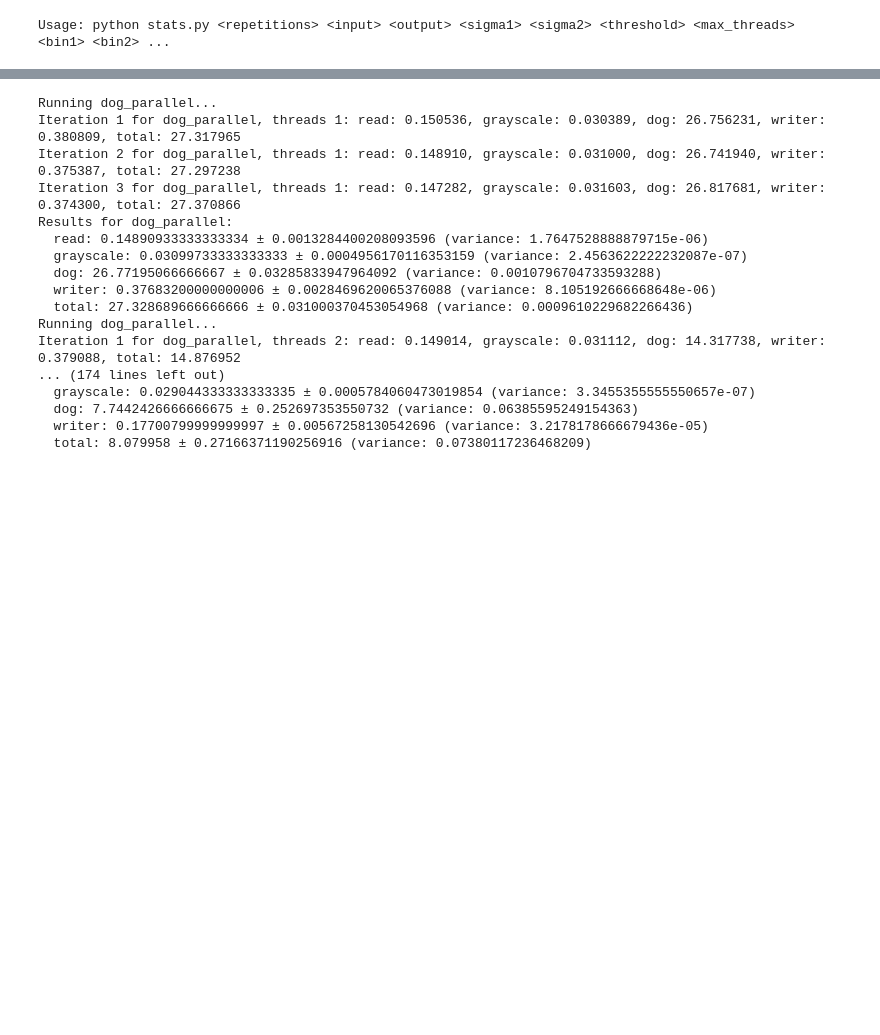
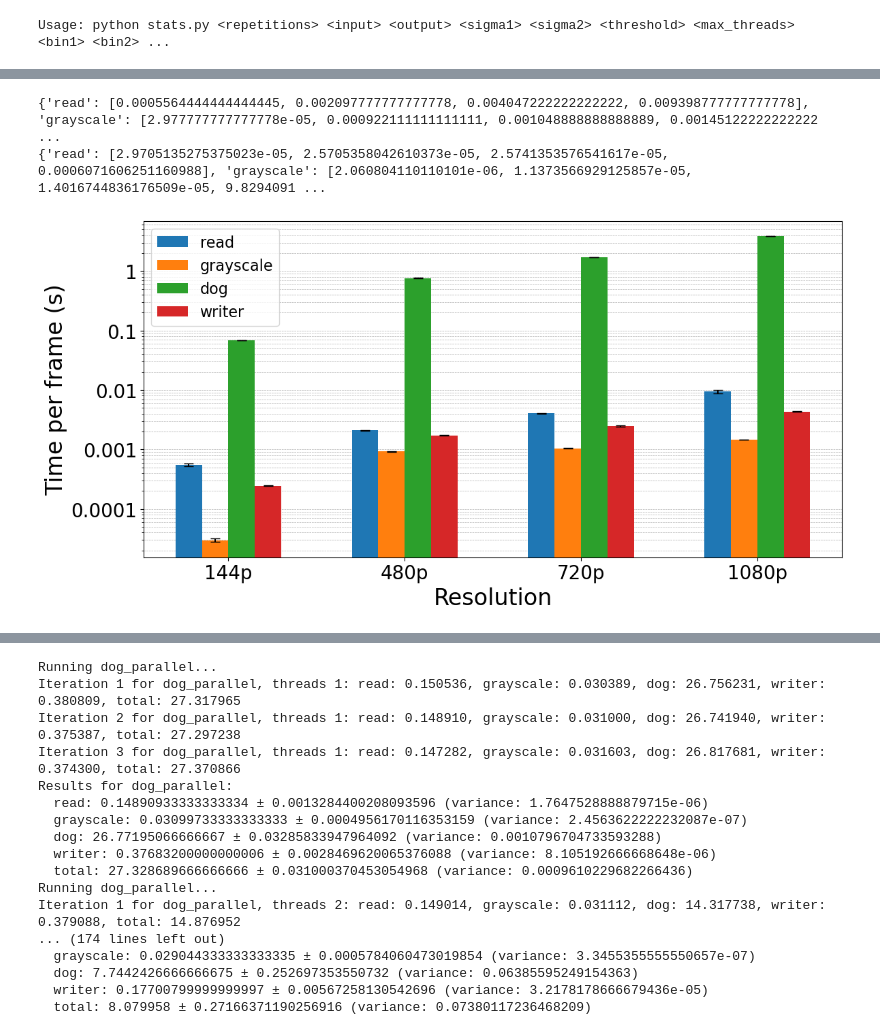
Before and after one commit to Antonio-Ciociola/CA_Project, a Jupyter notebook: stats.ipynb, the cells around one changed output, grey strips where cells are left out. Cells and saved outputs as stored; diff of their text form; code cells hidden in the pictures; blank space fills up the shorter version.

```diff
--- a/stats.ipynb
+++ b/stats.ipynb
@@ -134,0 +149,64 @@ results
+# %%
+#single bin
+import numpy as np
+from matplotlib.backends.backend_pdf import PdfPages
+
+import matplotlib.pyplot as plt
+
+# Extract data for plotting
+#bins = list(results.keys())
+categories = ['read', 'grayscale', 'dog', 'writer', 'total'][:-1]  # Exclude 'total' for individual bar plots
+
+
+# Reorder bins for plotting
+bins = ['dog', 'dog_optimized', 'dog_parallel', 'dog_gpu']
+bins = ['dog_gpu']
+
+bins = RESOLUTIONS
+
+single_bin_results = results['dog']
+
+# Prepare data for means and confidence intervals
+means = {category: [single_bin_results[bin]['means'][category] for bin in bins] for category in categories}
+std_devs = {category: [single_bin_results[bin]['std_deviation'][category] for bin in bins] for category in categories}
+
+print(means)
+print(std_devs)
+
+# Plotting
+x = np.arange(len(bins))  # the label locations
+width = 0.15  # the width of the bars
+
+fig, ax = plt.subplots(figsize=(12, 6))
+
+# Create bars for each category
+for i, category in enumerate(categories):
+    ax.bar(x + i * width, means[category], width, label=category, yerr=std_devs[category], capsize=5)
+
+# Add labels, title, and legend
+#ax.set_xlabel('Bins')
+ax.set_ylabel('Time per frame (s)', fontsize=24)
+ax.set_xlabel('Resolution', fontsize=24)
+# ax.set_title('Execution Time')
+ax.set_xticks(x + width * (len(categories) - 1) / 2)
+ax.set_xticklabels([f"{label}p" for label in bins], fontsize=20)
+ax.tick_params(axis='y', labelsize=20)
+ax.set_yscale('log')
+ax.set_axisbelow(True)
+ax.yaxis.grid(True, which='both', linestyle='--', linewidth=0.5)
+ax.yaxis.set_major_formatter(plt.FuncFormatter(lambda y, _: f'{y:g}'))
+
+
+ax.legend(fontsize=16)
+# Export the plot as an SVG
+#fig.savefig('/tmp/execution_time_plot_log.svg', format='svg')
+# Automatically adjust the borders to prevent the image from being cut off
+plt.tight_layout(pad=3.0)
+fig.savefig('/tmp/execution_time_plot_log.svg', format='svg')
+# Show plot
+plt.tight_layout()
+plt.show()
+# %% [output]
+{'read': [0.0005564444444444445, 0.002097777777777778, 0.004047222222222222, 0.009398777777777778], 'grayscale': [2.977777777777778e-05, 0.000922111111111111, 0.001048888888888889, 0.00145122222222222 ...
+{'read': [2.9705135275375023e-05, 2.5705358042610373e-05, 2.5741353576541617e-05, 0.0006071606251160988], 'grayscale': [2.060804110110101e-06, 1.1373566929125857e-05, 1.4016744836176509e-05, 9.8294091 ...
+[figure, added]
```
Also changed, not shown: parts of 12 cells of this notebook, 1 other file.
